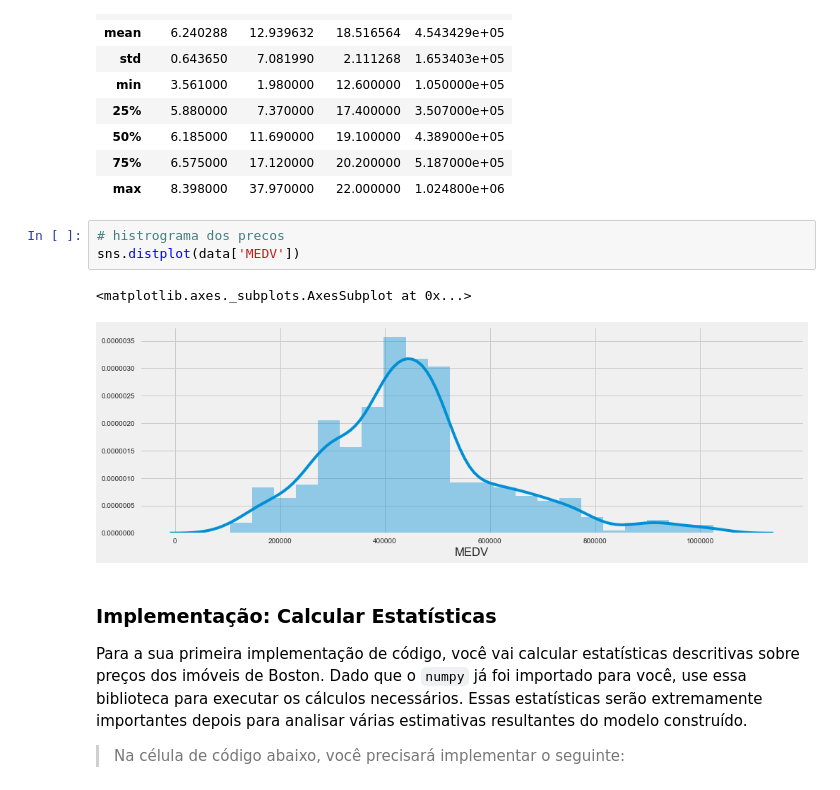
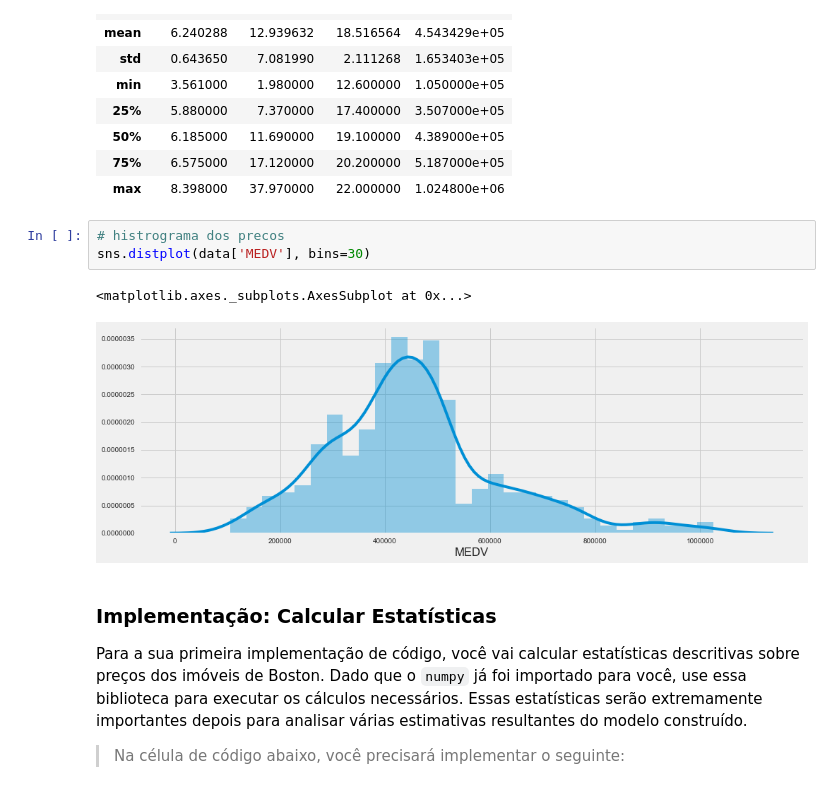
Before and after one commit to juliocnsouzadev/boston_housing, a Jupyter notebook: boston_housing/boston_housing.ipynb, the cells around one changed output. Saved outputs shown, nothing was run; the diff lists cells and outputs as text.

```diff
--- a/boston_housing/boston_housing.ipynb
+++ b/boston_housing/boston_housing.ipynb
@@ -91,10 +91,10 @@ data.describe()
 | max | 8.398000 | 37.970000 | 22.000000 | 1.024800e+06 |
 # %%
 # histrograma dos precos
-sns.distplot(data['MEDV'])
+sns.distplot(data['MEDV'], bins=30)
 # %% [output]
 <matplotlib.axes._subplots.AxesSubplot at 0x...>
-[figure, old version]
+[figure, new version]
 # %% [markdown]
 ### Implementação: Calcular Estatísticas
 Para a sua primeira implementação de código, você vai calcular estatísticas descritivas sobre preços dos imóveis de Boston. Dado que o `numpy` já foi importado para você, use essa biblioteca para executar os cálculos necessários. Essas estatísticas serão extremamente importantes depois para analisar várias estimativas resultantes do modelo construído.
```
Also changed, not shown: parts of 20 cells of this notebook, 1 other file.
